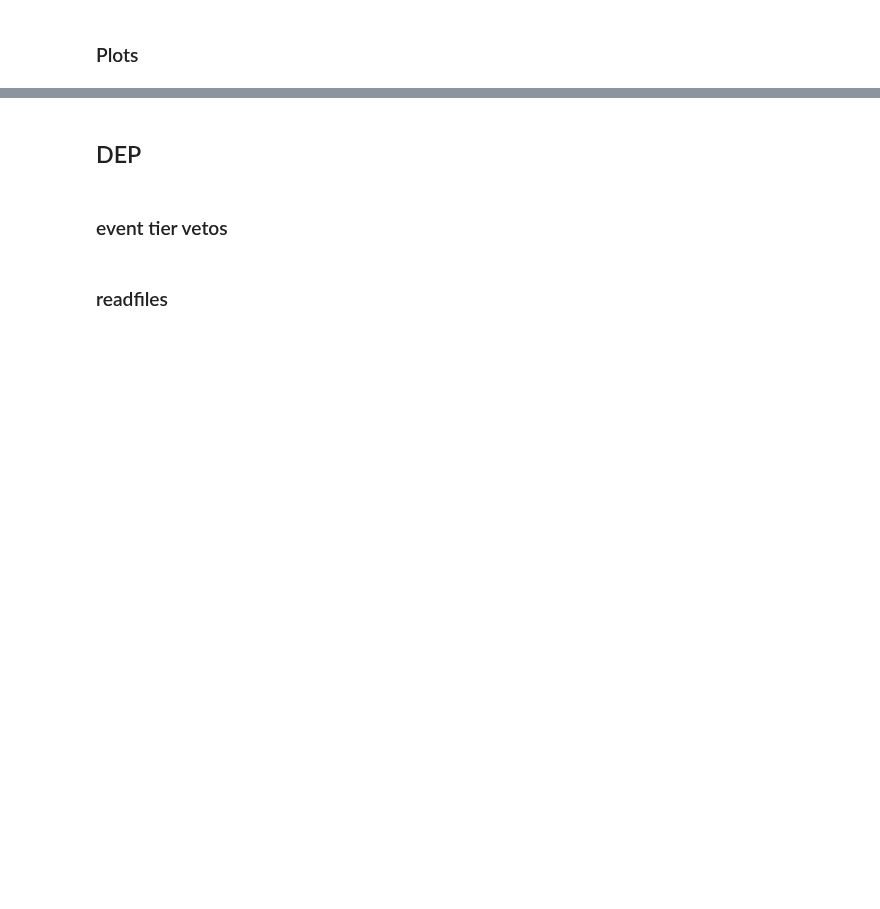
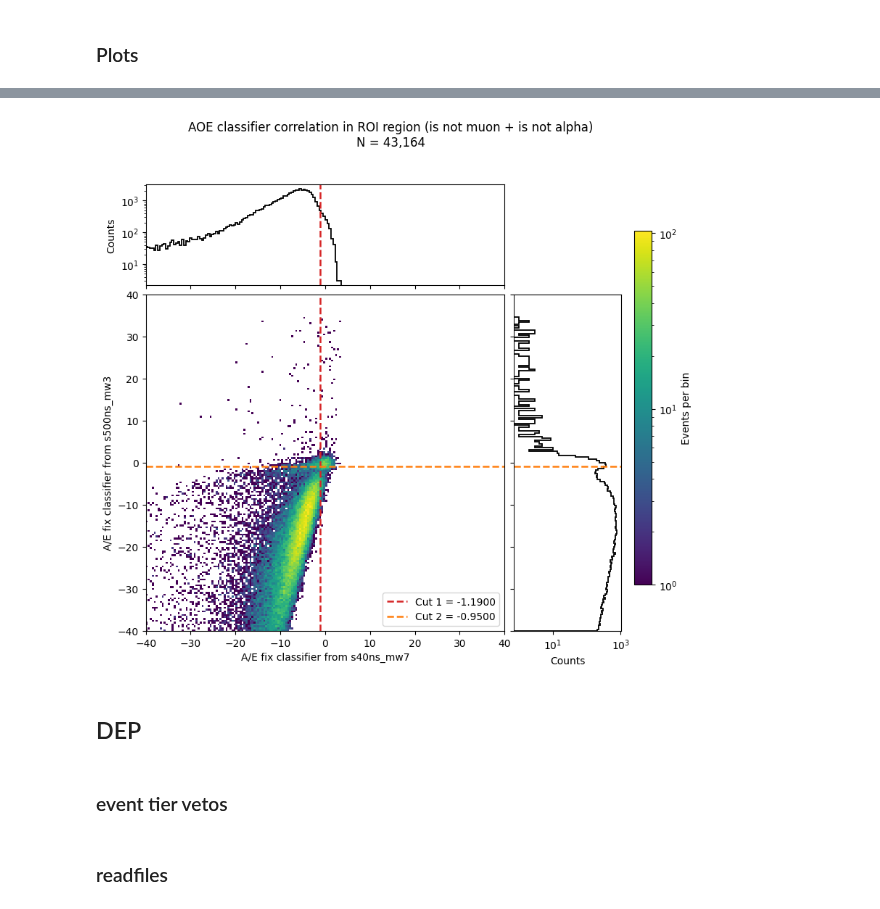
Before and after one commit to ZejunLi/AoverE_analysis, a Jupyter notebook: two_aoe_cuts/Event_tier_vetos.ipynb, the cells around one changed output, grey strips where cells are left out. Drawn from its saved outputs; the diff is of its cells as text; code cells hidden in the pictures; blank space fills up the shorter version.

```diff
--- a/two_aoe_cuts/Event_tier_vetos.ipynb
+++ b/two_aoe_cuts/Event_tier_vetos.ipynb
@@ -439,34 +427,36 @@ legend_handles = [
     ),
     Line2D(
         [0], [0],
         color="tab:orange",
         linestyle="--",
         linewidth=1.8,
         label=f"Cut 2 = {cut_value_2:.4f}",
     ),
 ]
 
 ax_main.legend(
     handles=legend_handles,
     loc="lower right",
 )
 
 cbar = fig.colorbar(
     hist[3],
     ax=[ax_main, ax_top, ax_right],
     fraction=0.035,
     pad=0.025,
 )
 
 cbar.set_label("Events per bin")
 
 fig.suptitle(
-    f"AOE classifier correlation in ROI region (survived argon veto + is not muon + is not alpha)\n"
+    f"AOE classifier correlation in ROI region (is not muon + is not alpha)\n"
     f"N = {n_events_in_plot:,}",
     y=0.99,
 )
 
 plt.show()
+# %% [output]
+[figure, added]
 # %% [markdown]
 ## DEP
 # %% [markdown]
```
Also changed, not shown: parts of 13 cells of this notebook, 18 other files.
